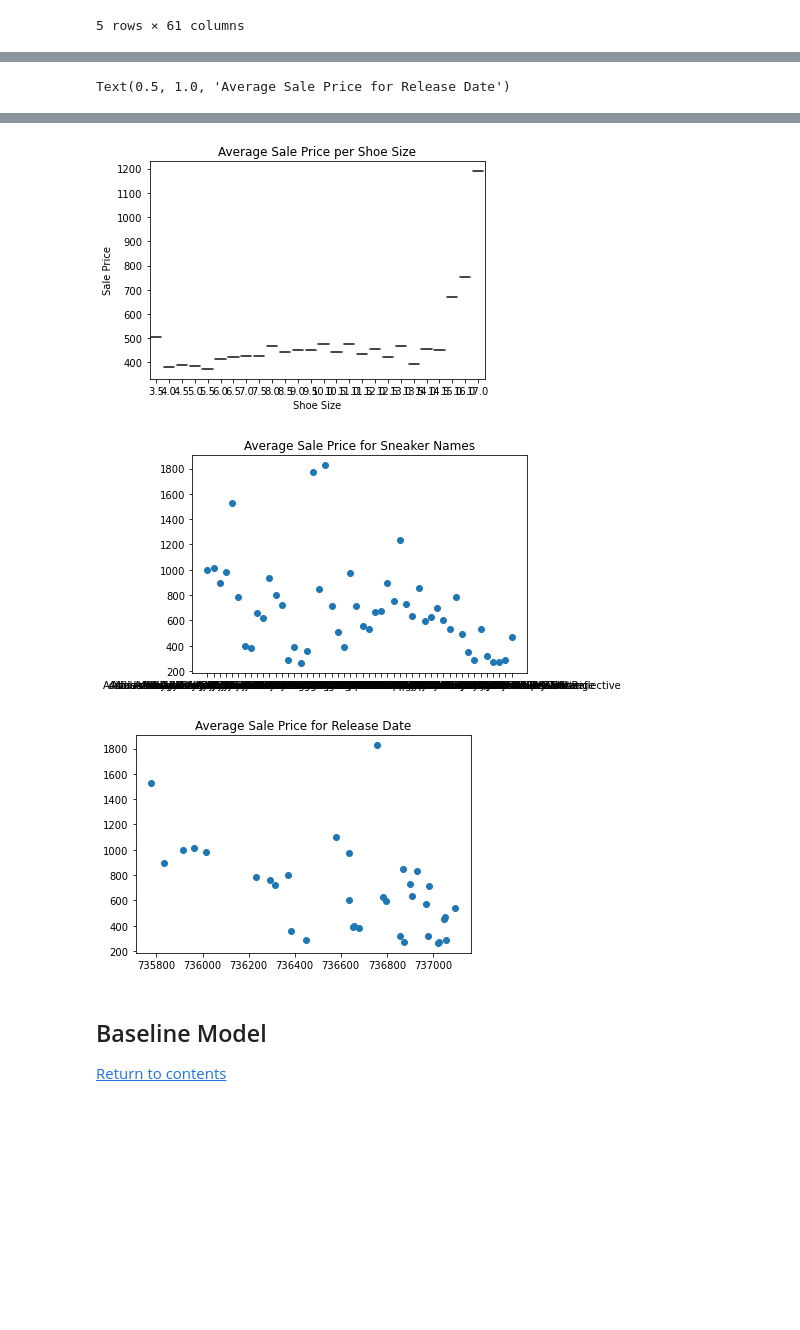
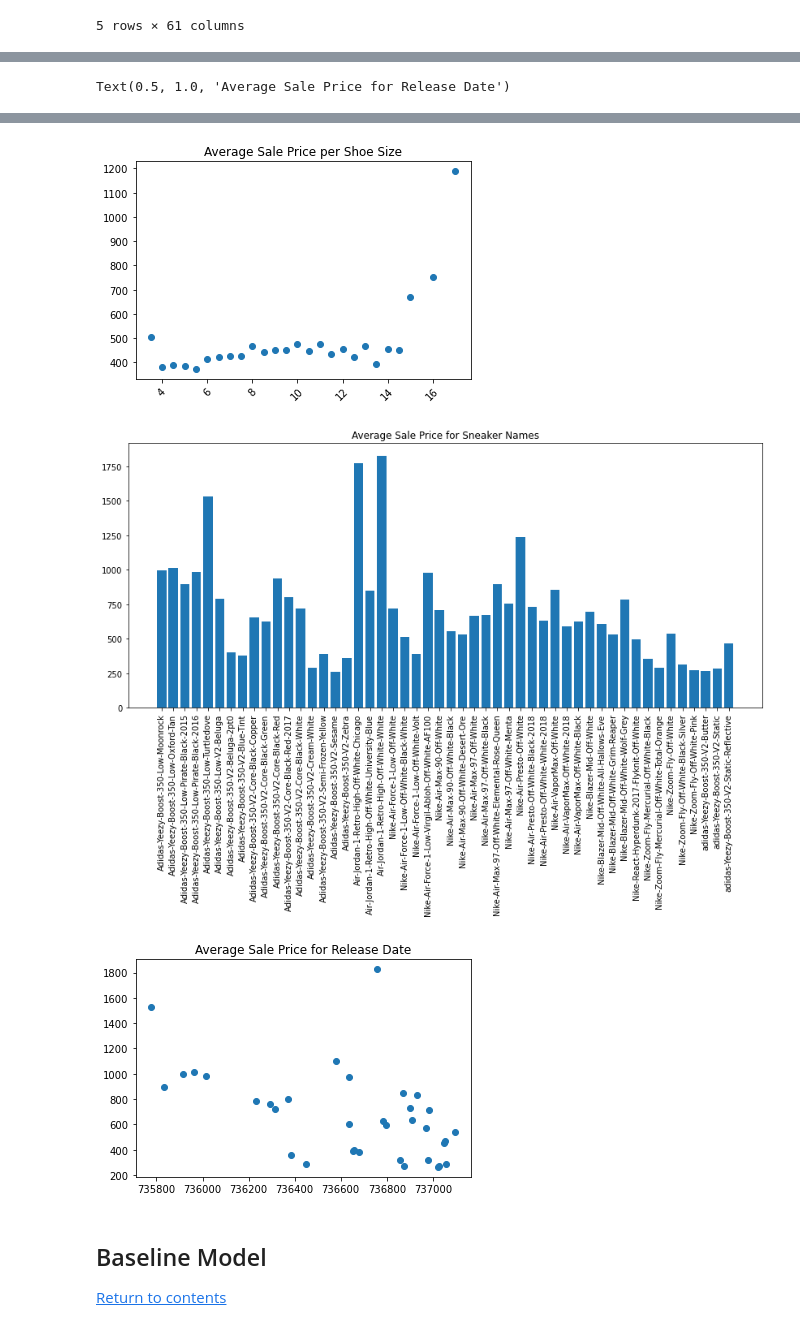
Before and after one commit to westonruths/final_project_sneakers, a Jupyter notebook: sneakers.ipynb, the cells around one changed output, grey strips where cells are left out. Saved outputs shown, nothing was run; the diff lists cells and outputs as text; code cells hidden in the pictures; blank space fills up the shorter version.

```diff
--- a/sneakers.ipynb
+++ b/sneakers.ipynb
@@ -229,38 +213,40 @@ array([[<AxesSubplot:xlabel='Order Date', ylabel='Order Date'>,
 # %%
 #Aggregating by Shoe Size
 data1= data.groupby(by= ['Shoe Size']).mean()
 plt.scatter(data1['Release Date'], data1['Sale Price'])
 plt.xlabel('Release Date')
 plt.ylabel('Sale Price')
 plt.tight_layout()
 plt.title('Average Sale Price aggregated by shoe size for Release Date')
 plt.figure()
-sns.boxplot(x=data1.index, y=data1['Sale Price'])
+plt.scatter(data1.index, data1['Sale Price'])
 plt.title('Average Sale Price per Shoe Size')
+plt.xticks(rotation=45)
 
-plt.figure()
+plt.figure(figsize= (14,6))
 
 data2= data.groupby(by= ['Release Date']).mean()
 data3= data.groupby(by= ['Sneaker Name']).mean()
-plt.scatter(data3.index, data3['Sale Price'])
+plt.bar(data3.index, data3['Sale Price'])
 plt.title('Average Sale Price for Sneaker Names')
+plt.xticks(rotation=90)
 
 plt.figure()
 
 #Add Average Sale Price of Sneaker Name
 #Number of Sneaker Sales by Shoe Size
 #Number of Sneakers by Sneaker Name
 
 
 plt.scatter(data2.index, data2['Sale Price'])
 plt.title('Average Sale Price for Release Date')
 #plt.setp(plt.get_xticklabels(), rotation=30, horizontalalignment='right')
 #sns.tight_layout()
 # %% [output]
 Text(0.5, 1.0, 'Average Sale Price for Release Date')
 [figure]
-[figure, old version]
+[figure, new version]
-[figure, old version]
+[figure, new version]
 [figure]
 # %% [markdown]
 <a id="intro"></a>
```
Also changed, not shown: parts of 2 cells of this notebook.
